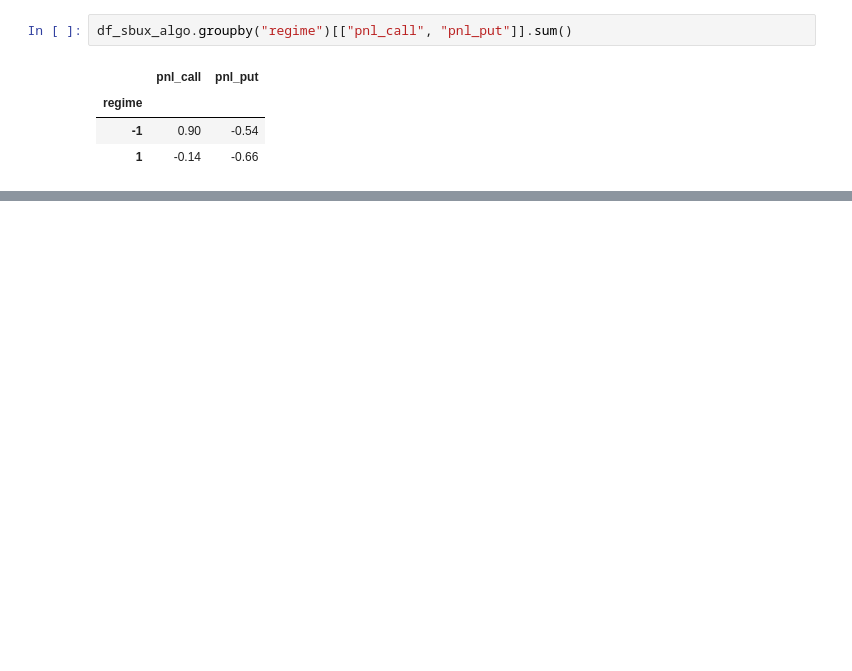
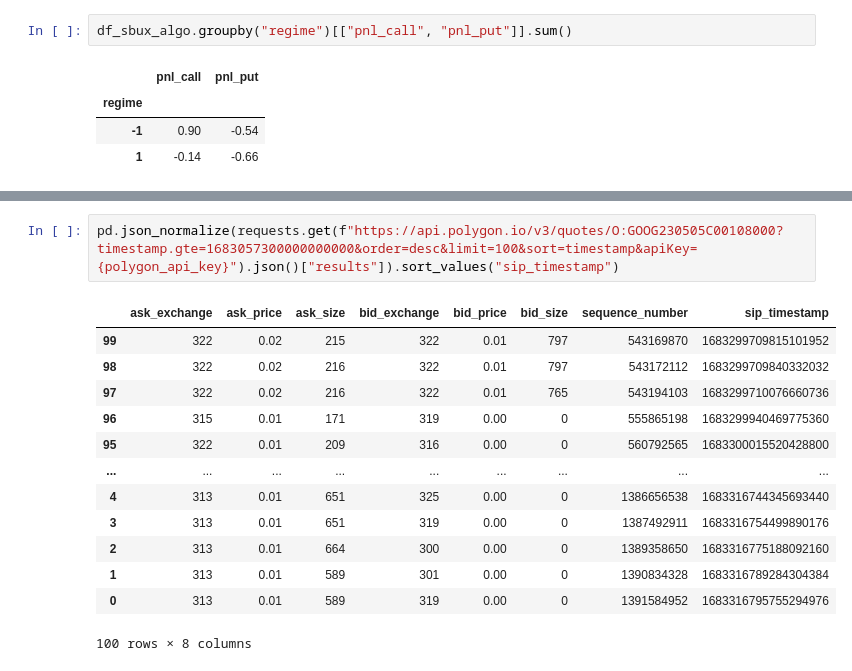
Before and after one commit to sculd/volatility_trading, a Jupyter notebook: sandbox_options.ipynb, the cells around one changed output, grey strips where cells are left out. Drawn from its saved outputs; the diff is of its cells as text; blank space fills up the shorter version.

```diff
--- a/sandbox_options.ipynb
+++ b/sandbox_options.ipynb
@@ -539,0 +734,16 @@ df_sbux_algo.groupby("regime")[["pnl_call", "pnl_put"]].sum()
+# %%
+pd.json_normalize(requests.get(f"https://api.polygon.io/v3/quotes/O:GOOG230505C00108000?timestamp.gte=1683057300000000000&order=desc&limit=100&sort=timestamp&apiKey={polygon_api_key}").json()["results"]).sort_values("sip_timestamp")
+# %% [output]
+|  | ask_exchange | ask_price | ask_size | bid_exchange | bid_price | bid_size | sequence_number | sip_timestamp |
+| 99 | 322 | 0.02 | 215 | 322 | 0.01 | 797 | 543169870 | 1683299709815101952 |
+| 98 | 322 | 0.02 | 216 | 322 | 0.01 | 797 | 543172112 | 1683299709840332032 |
+| 97 | 322 | 0.02 | 216 | 322 | 0.01 | 765 | 543194103 | 1683299710076660736 |
+| 96 | 315 | 0.01 | 171 | 319 | 0.00 | 0 | 555865198 | 1683299940469775360 |
+| 95 | 322 | 0.01 | 209 | 316 | 0.00 | 0 | 560792565 | 1683300015520428800 |
+| ... | ... | ... | ... | ... | ... | ... | ... | ... |
+| 4 | 313 | 0.01 | 651 | 325 | 0.00 | 0 | 1386656538 | 1683316744345693440 |
+| 3 | 313 | 0.01 | 651 | 319 | 0.00 | 0 | 1387492911 | 1683316754499890176 |
+| 2 | 313 | 0.01 | 664 | 300 | 0.00 | 0 | 1389358650 | 1683316775188092160 |
+| 1 | 313 | 0.01 | 589 | 301 | 0.00 | 0 | 1390834328 | 1683316789284304384 |
+| 0 | 313 | 0.01 | 589 | 319 | 0.00 | 0 | 1391584952 | 1683316795755294976 |
+100 rows × 8 columns
```
Also changed, not shown: parts of 48 cells of this notebook.
